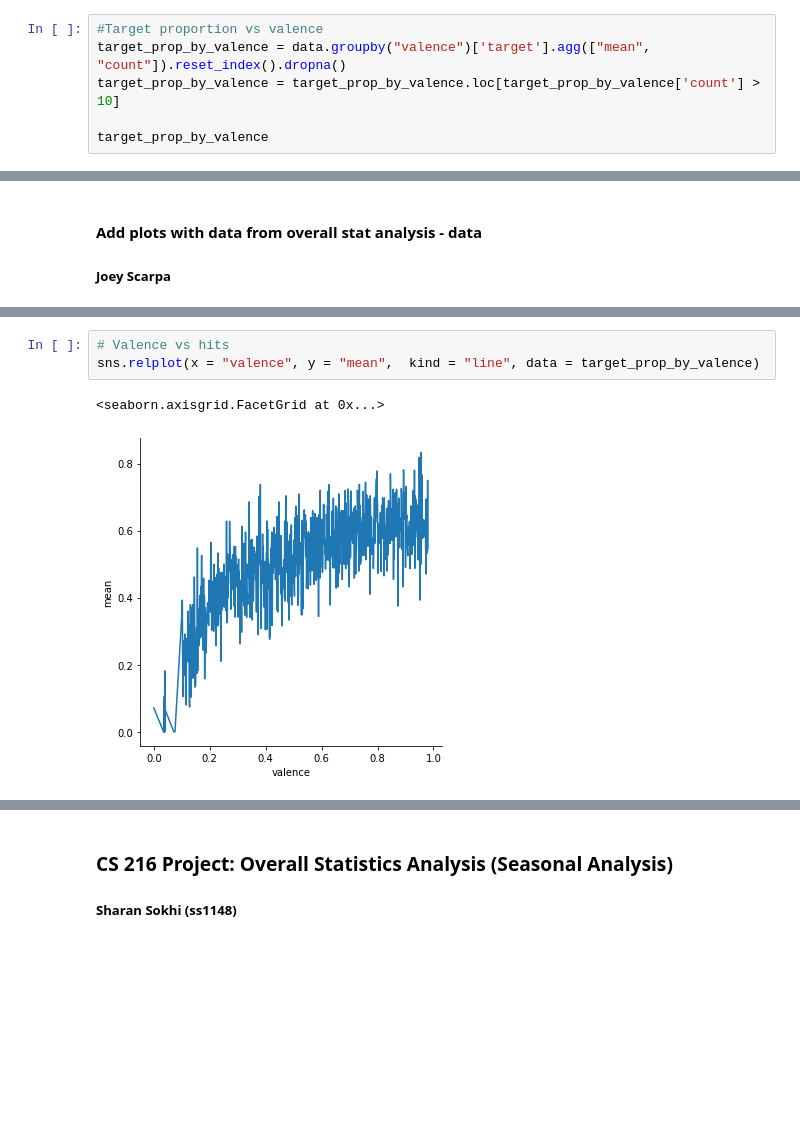
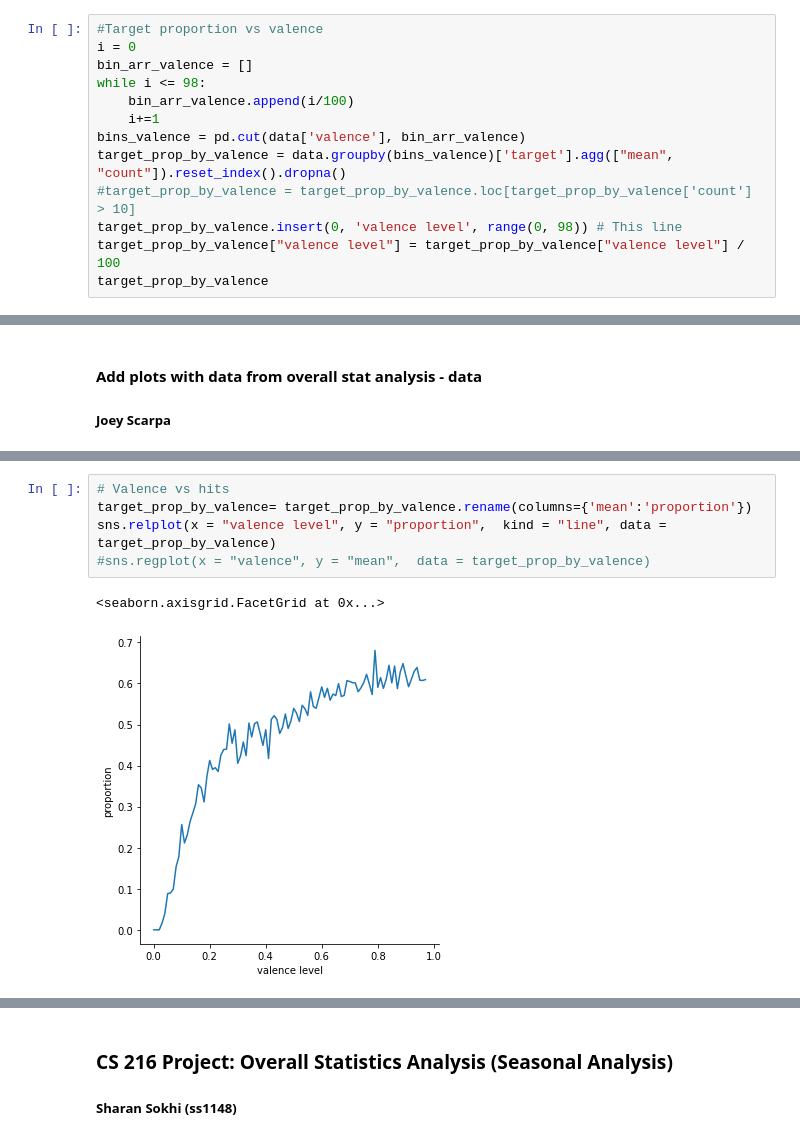
Before and after one commit to josephcscarpa/CS216GP, a Jupyter notebook: overall_stat_analysis.ipynb, the cells around one changed output, grey strips where cells are left out. Saved outputs shown, nothing was run; the diff lists cells and outputs as text; blank space fills up the shorter version.

```diff
--- a/overall_stat_analysis.ipynb
+++ b/overall_stat_analysis.ipynb
@@ -221,8 +224,15 @@ target_prop_by_loudness
 | 45 | -1.0 | 0.421875 | 64 |
 # %%
 #Target proportion vs valence
-target_prop_by_valence = data.groupby("valence")['target'].agg(["mean", "count"]).reset_index().dropna()
-target_prop_by_valence = target_prop_by_valence.loc[target_prop_by_valence['count'] > 10]
-
+i = 0
+bin_arr_valence = []
+while i <= 98:
+    bin_arr_valence.append(i/100)
+    i+=1
+bins_valence = pd.cut(data['valence'], bin_arr_valence)
+target_prop_by_valence = data.groupby(bins_valence)['target'].agg(["mean", "count"]).reset_index().dropna()
+#target_prop_by_valence = target_prop_by_valence.loc[target_prop_by_valence['count'] > 10]
+target_prop_by_valence.insert(0, 'valence level', range(0, 98)) # This line
+target_prop_by_valence["valence level"] = target_prop_by_valence["valence level"] / 100
 target_prop_by_valence
 # %% [output]
@@ -292,8 +312,10 @@ sns.relplot(x = "loudness_rounded", y = "mean", kind = "line", data = target_pro
 # %%
 # Valence vs hits
-sns.relplot(x = "valence", y = "mean",  kind = "line", data = target_prop_by_valence)
+target_prop_by_valence= target_prop_by_valence.rename(columns={'mean':'proportion'})
+sns.relplot(x = "valence level", y = "proportion",  kind = "line", data = target_prop_by_valence)
+#sns.regplot(x = "valence", y = "mean",  data = target_prop_by_valence)
 # %% [output]
 <seaborn.axisgrid.FacetGrid at 0x...>
-[figure, old version]
+[figure, new version]
 # %%
 # Mode vs hits
```
Also changed, not shown: parts of 11 cells of this notebook, 15 other files.
